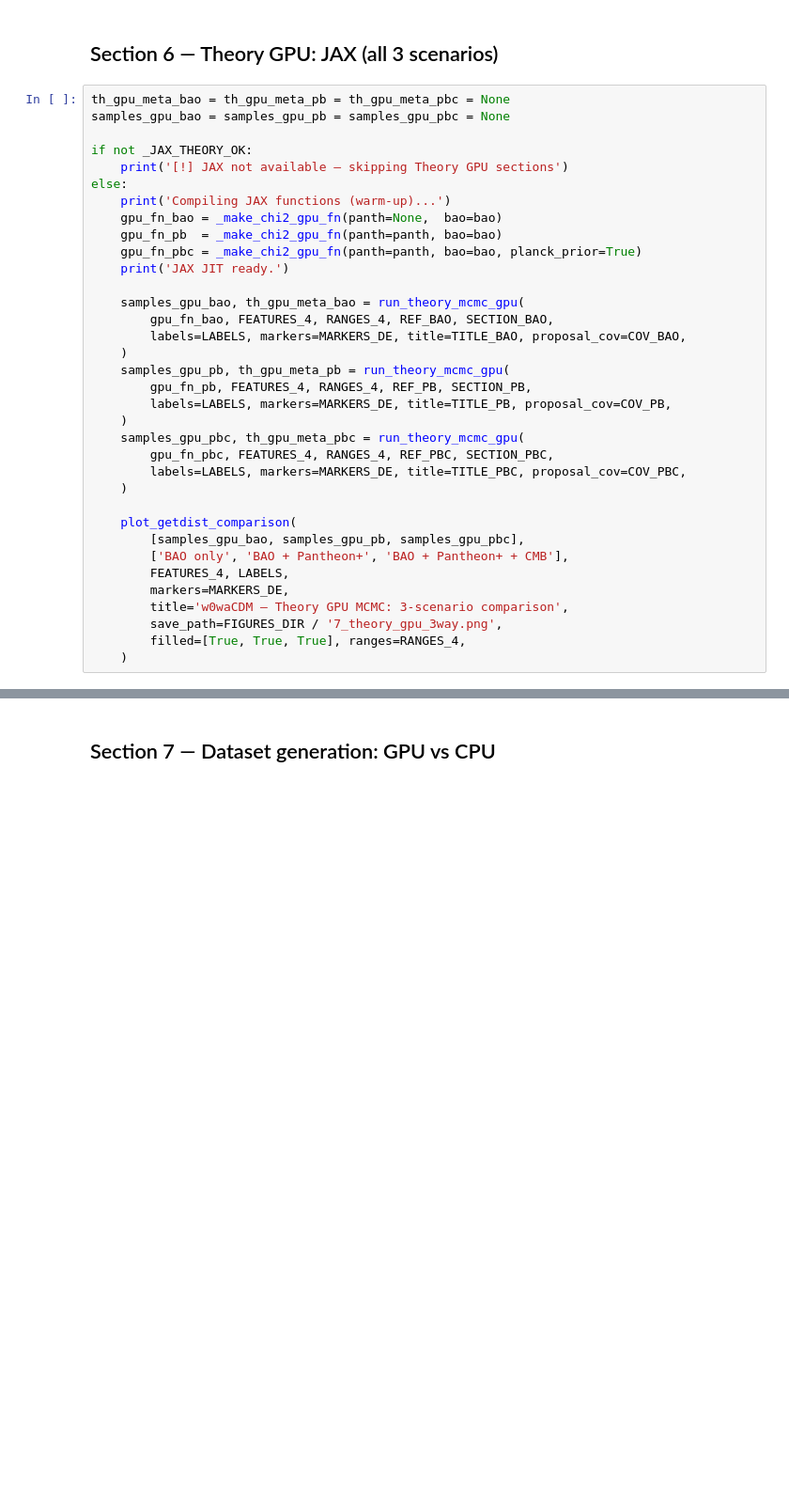
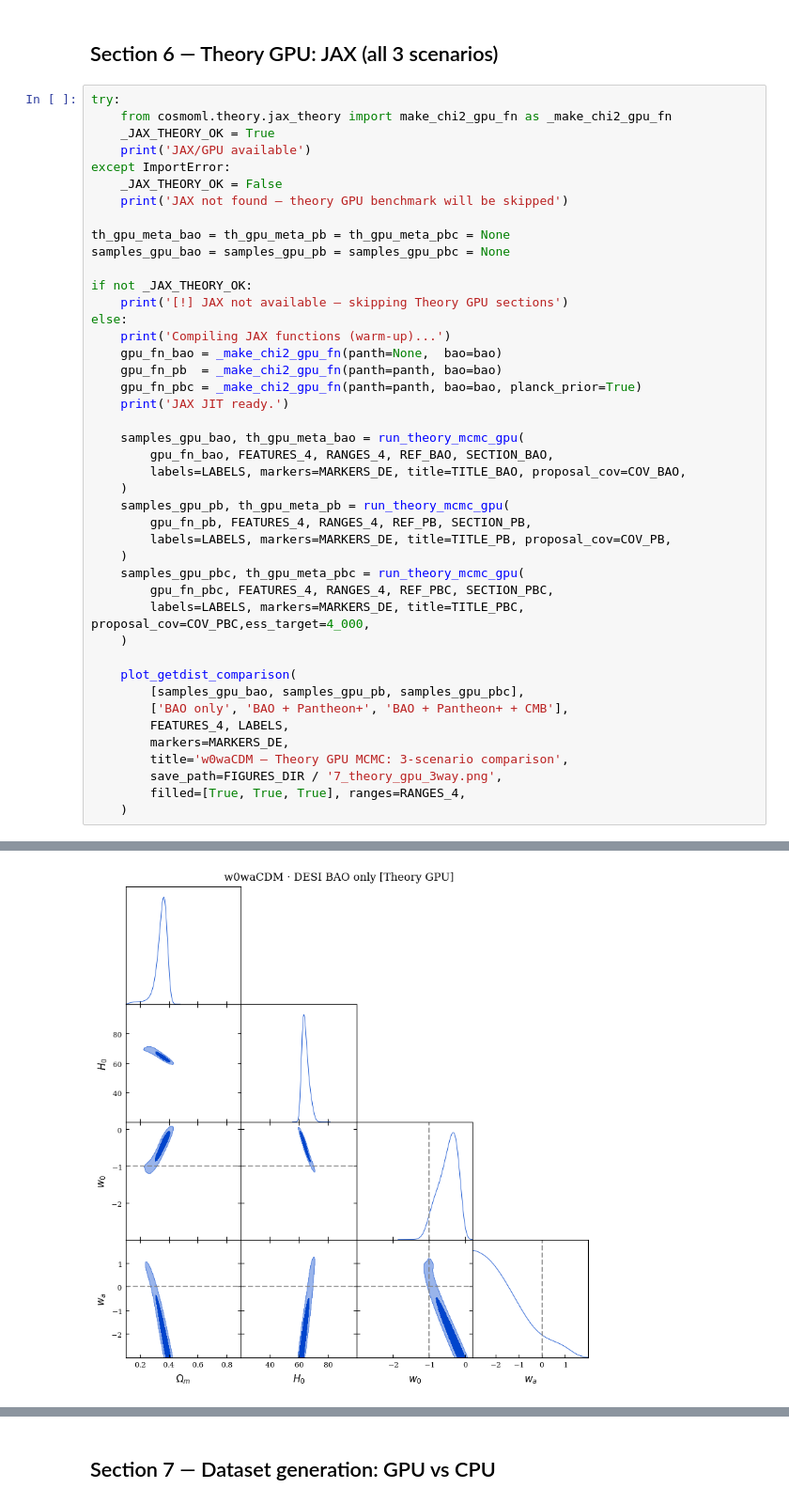
Before and after one commit to AlejandroMirRamos/CosmoML, a Jupyter notebook: notebooks/07_Benchmark.ipynb, the cells around one changed output, grey strips where cells are left out. Shown at 94% size. Drawn from its saved outputs; the diff is of its cells as text; blank space fills up the shorter version.

```diff
--- a/notebooks/07_Benchmark.ipynb
+++ b/notebooks/07_Benchmark.ipynb
@@ -561,6 +723,14 @@ plot_getdist_comparison(
 # %% [markdown]
 ## Section 6 — Theory GPU: JAX (all 3 scenarios)
 # %%
+try:
+    from cosmoml.theory.jax_theory import make_chi2_gpu_fn as _make_chi2_gpu_fn
+    _JAX_THEORY_OK = True
+    print('JAX/GPU available')
+except ImportError:
+    _JAX_THEORY_OK = False
+    print('JAX not found — theory GPU benchmark will be skipped')
+
 th_gpu_meta_bao = th_gpu_meta_pb = th_gpu_meta_pbc = None
 samples_gpu_bao = samples_gpu_pb = samples_gpu_pbc = None
 
@@ -583,7 +753,7 @@ else:
     )
     samples_gpu_pbc, th_gpu_meta_pbc = run_theory_mcmc_gpu(
         gpu_fn_pbc, FEATURES_4, RANGES_4, REF_PBC, SECTION_PBC,
-        labels=LABELS, markers=MARKERS_DE, title=TITLE_PBC, proposal_cov=COV_PBC,
+        labels=LABELS, markers=MARKERS_DE, title=TITLE_PBC, proposal_cov=COV_PBC,ess_target=4_000,
     )
 
     plot_getdist_comparison(
@@ -595,3 +765,4 @@ else:
         save_path=FIGURES_DIR / '7_theory_gpu_3way.png',
         filled=[True, True, True], ranges=RANGES_4,
     )
+# %% [output]
@@ -597,0 +786 @@ else:
+[figure, added]
```
Also changed, not shown: parts of 13 cells of this notebook.
